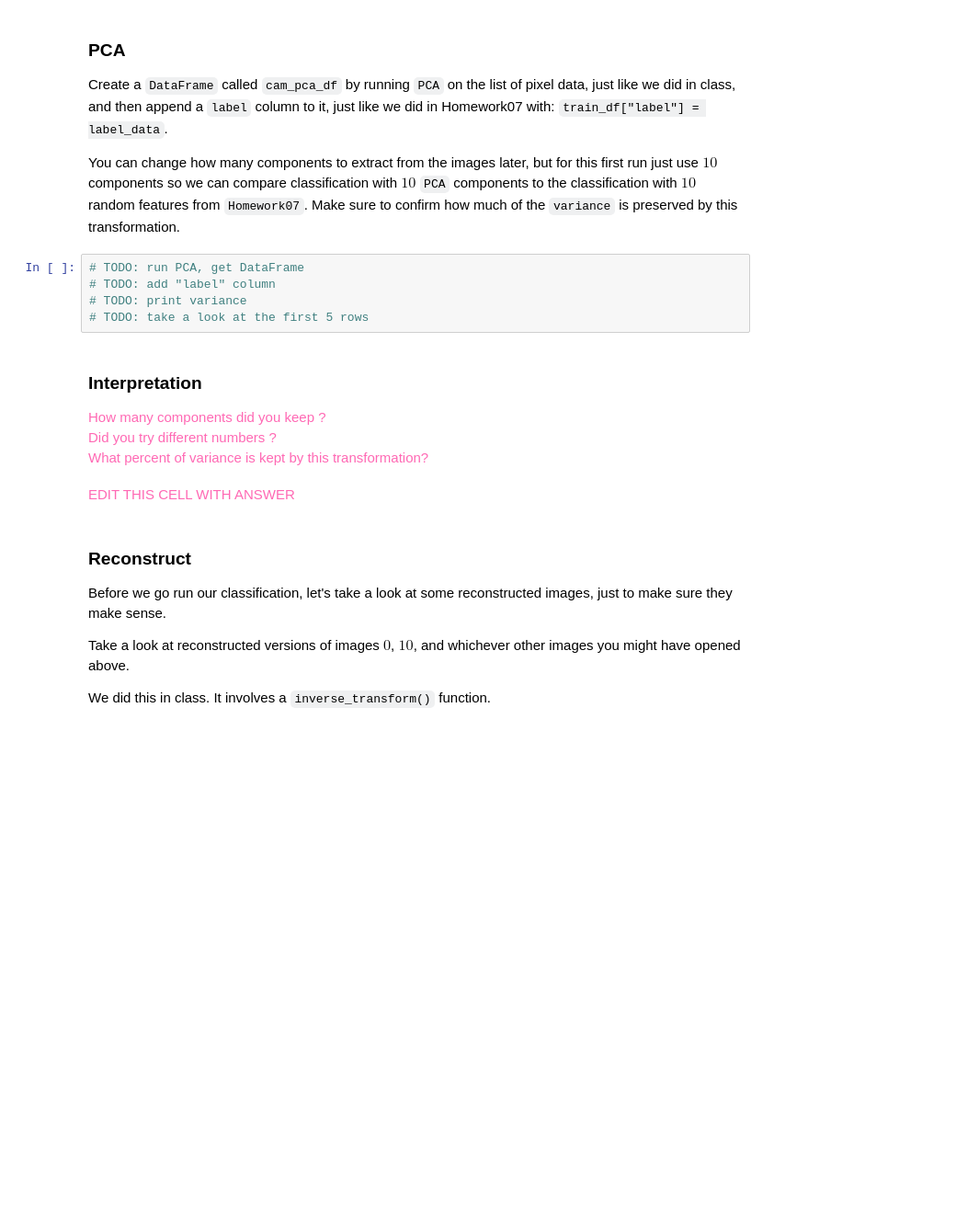
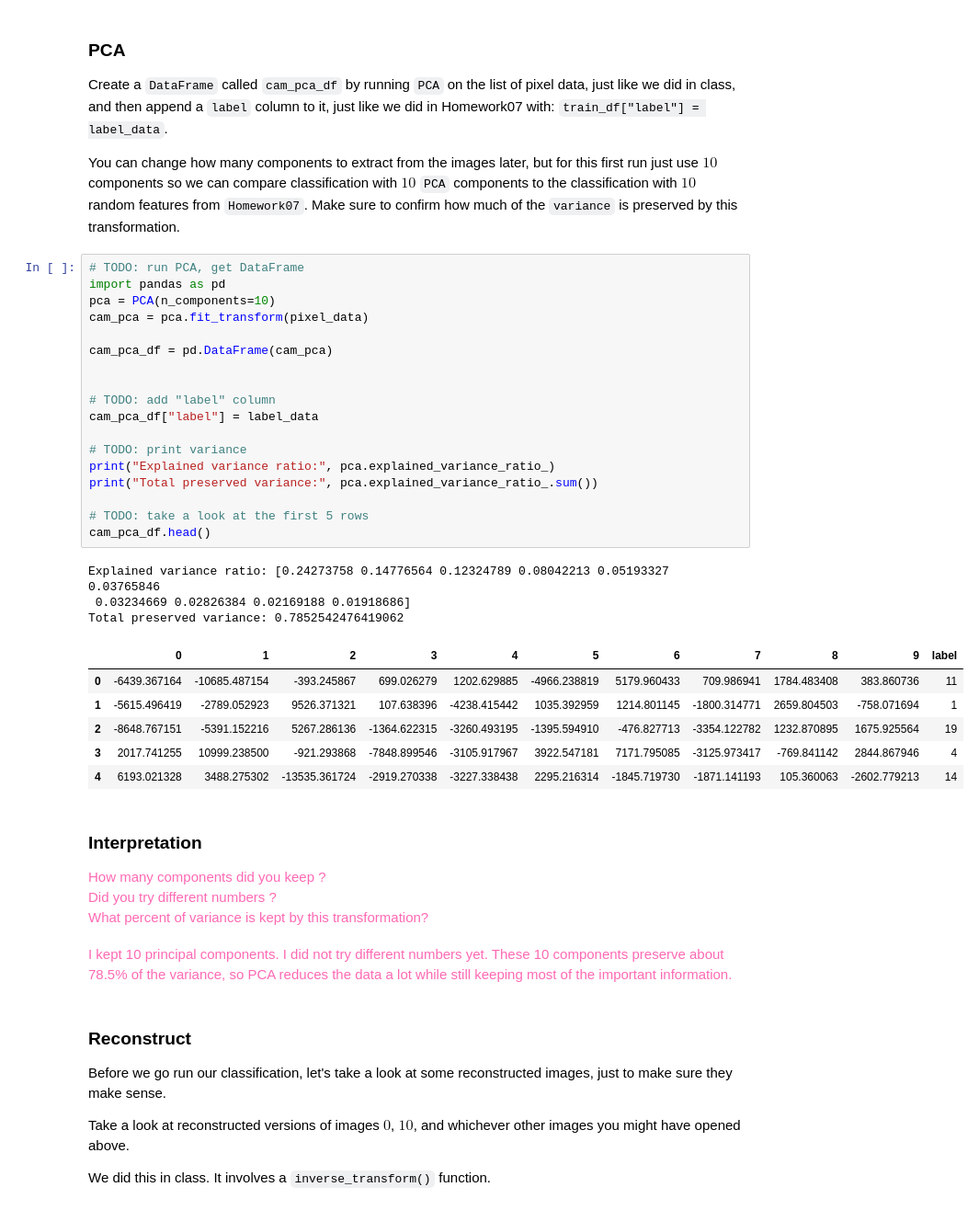
Before and after one commit to lims653-coder/Homework09, a Jupyter notebook: Homework09.ipynb, the cells around one changed output. Shown at 92% size. Cells and saved outputs as stored; diff of their text form; blank space fills up the shorter version.

```diff
--- a/Homework09.ipynb
+++ b/Homework09.ipynb
@@ -76,9 +103,32 @@ Create a `DataFrame` called `cam_pca_df` by running `PCA` on the list of pixel d
 You can change how many components to extract from the images later, but for this first run just use $10$ components so we can compare classification with $10$ `PCA` components to the classification with $10$ random features from `Homework07`.  Make sure to confirm how much of the `variance` is preserved by this transformation.
 # %%
 # TODO: run PCA, get DataFrame
+import pandas as pd
+pca = PCA(n_components=10)
+cam_pca = pca.fit_transform(pixel_data)
+
+cam_pca_df = pd.DataFrame(cam_pca)
+
+
 # TODO: add "label" column
+cam_pca_df["label"] = label_data
+
 # TODO: print variance
+print("Explained variance ratio:", pca.explained_variance_ratio_)
+print("Total preserved variance:", pca.explained_variance_ratio_.sum())
+
 # TODO: take a look at the first 5 rows
+cam_pca_df.head()
+# %% [output]
+Explained variance ratio: [0.24273758 0.14776564 0.12324789 0.08042213 0.05193327 0.03765846
+ 0.03234669 0.02826384 0.02169188 0.01918686]
+Total preserved variance: 0.7852542476419062
+|  | 0 | 1 | 2 | 3 | 4 | 5 | 6 | 7 | 8 | 9 | label |
+| 0 | -6439.367164 | -10685.487154 | -393.245867 | 699.026279 | 1202.629885 | -4966.238819 | 5179.960433 | 709.986941 | 1784.483408 | 383.860736 | 11 |
+| 1 | -5615.496419 | -2789.052923 | 9526.371321 | 107.638396 | -4238.415442 | 1035.392959 | 1214.801145 | -1800.314771 | 2659.804503 | -758.071694 | 1 |
+| 2 | -8648.767151 | -5391.152216 | 5267.286136 | -1364.622315 | -3260.493195 | -1395.594910 | -476.827713 | -3354.122782 | 1232.870895 | 1675.925564 | 19 |
+| 3 | 2017.741255 | 10999.238500 | -921.293868 | -7848.899546 | -3105.917967 | 3922.547181 | 7171.795085 | -3125.973417 | -769.841142 | 2844.867946 | 4 |
+| 4 | 6193.021328 | 3488.275302 | -13535.361724 | -2919.270338 | -3227.338438 | 2295.216314 | -1845.719730 | -1871.141193 | 105.360063 | -2602.779213 | 14 |
 # %% [markdown]
 ### Interpretation
 
@@ -87,8 +137,8 @@ How many components did you keep ?<br>
 Did you try different numbers ?<br>
 What percent of variance is kept by this transformation?
 </span>
-# %% [markdown]
-<span style="color:hotpink;">EDIT THIS CELL WITH ANSWER</span>
+# %% [markdown]
+<span style="color:hotpink;">I kept 10 principal components. I did not try different numbers yet. These 10 components preserve about 78.5% of the variance, so PCA reduces the data a lot while still keeping most of the important information.</span>
 # %% [markdown]
 ### Reconstruct
 
```
Also changed, not shown: parts of 16 cells of this notebook.
